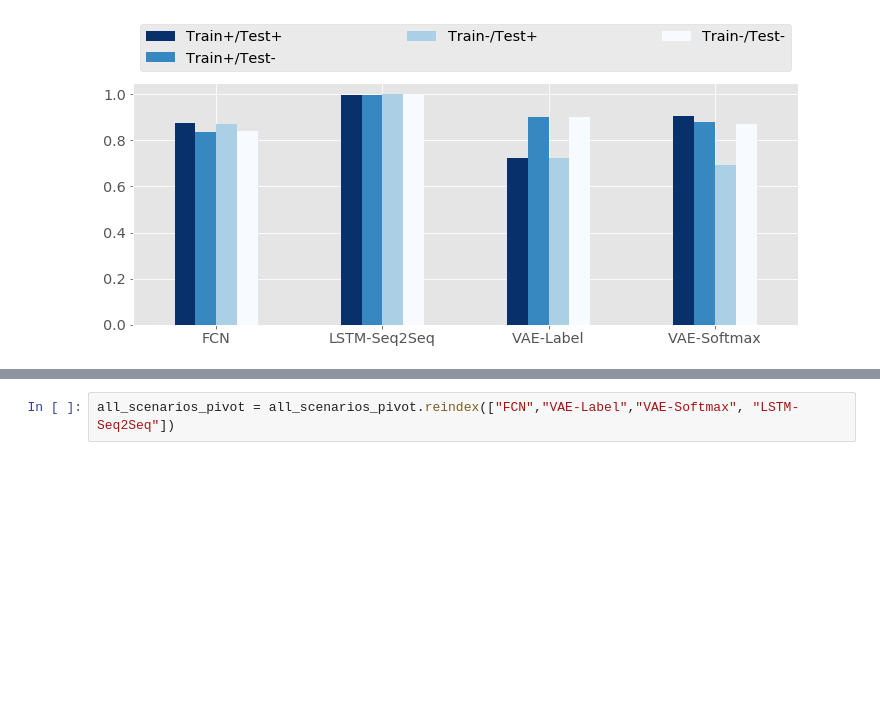
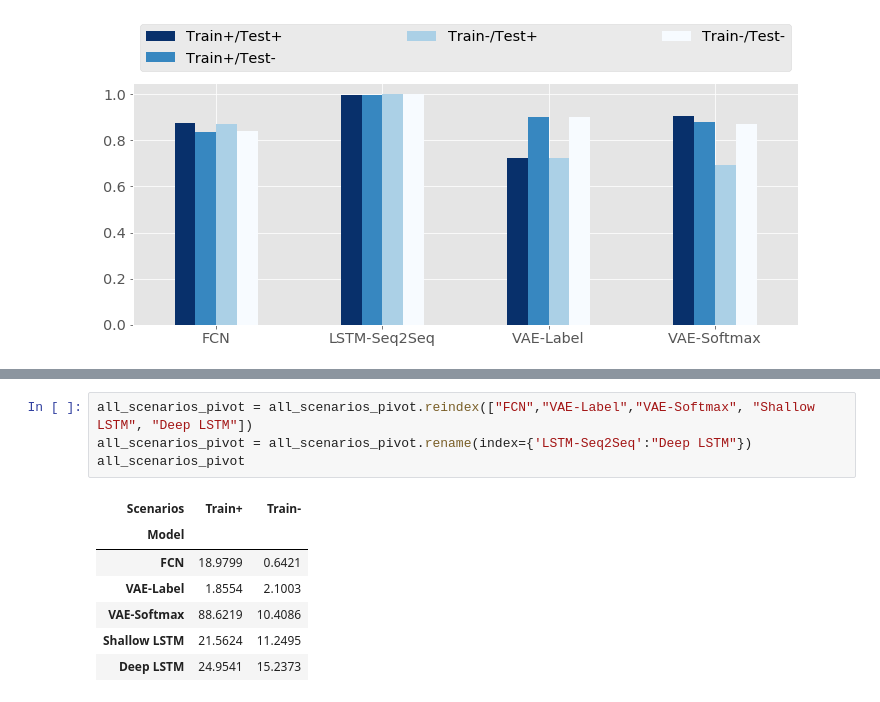
Before and after one commit to rkmalaiya/network_anomaly_detection_deep_learning, a Jupyter notebook: evaluate_scores.ipynb, the cells around one changed output, grey strips where cells are left out. Drawn from its saved outputs; the diff is of its cells as text; blank space fills up the shorter version.

```diff
--- a/evaluate_scores.ipynb
+++ b/evaluate_scores.ipynb
@@ -497,5 +552,15 @@ all_scenarios_pivot
 | VAE-Label | 1.8554 | 2.1003 |
 | VAE-Softmax | 88.6219 | 10.4086 |
 # %%
-all_scenarios_pivot = all_scenarios_pivot.reindex(["FCN","VAE-Label","VAE-Softmax", "LSTM-Seq2Seq"])
+all_scenarios_pivot = all_scenarios_pivot.reindex(["FCN","VAE-Label","VAE-Softmax", "Shallow LSTM", "Deep LSTM"])
+all_scenarios_pivot = all_scenarios_pivot.rename(index={'LSTM-Seq2Seq':"Deep LSTM"})
+all_scenarios_pivot
+# %% [output]
+| Scenarios | Train+ | Train- |
+| Model |  |  |
+| FCN | 18.9799 | 0.6421 |
+| VAE-Label | 1.8554 | 2.1003 |
+| VAE-Softmax | 88.6219 | 10.4086 |
+| Shallow LSTM | 21.5624 | 11.2495 |
+| Deep LSTM | 24.9541 | 15.2373 |
 # %%
```
Also changed, not shown: parts of 11 cells of this notebook, 11 other files.
